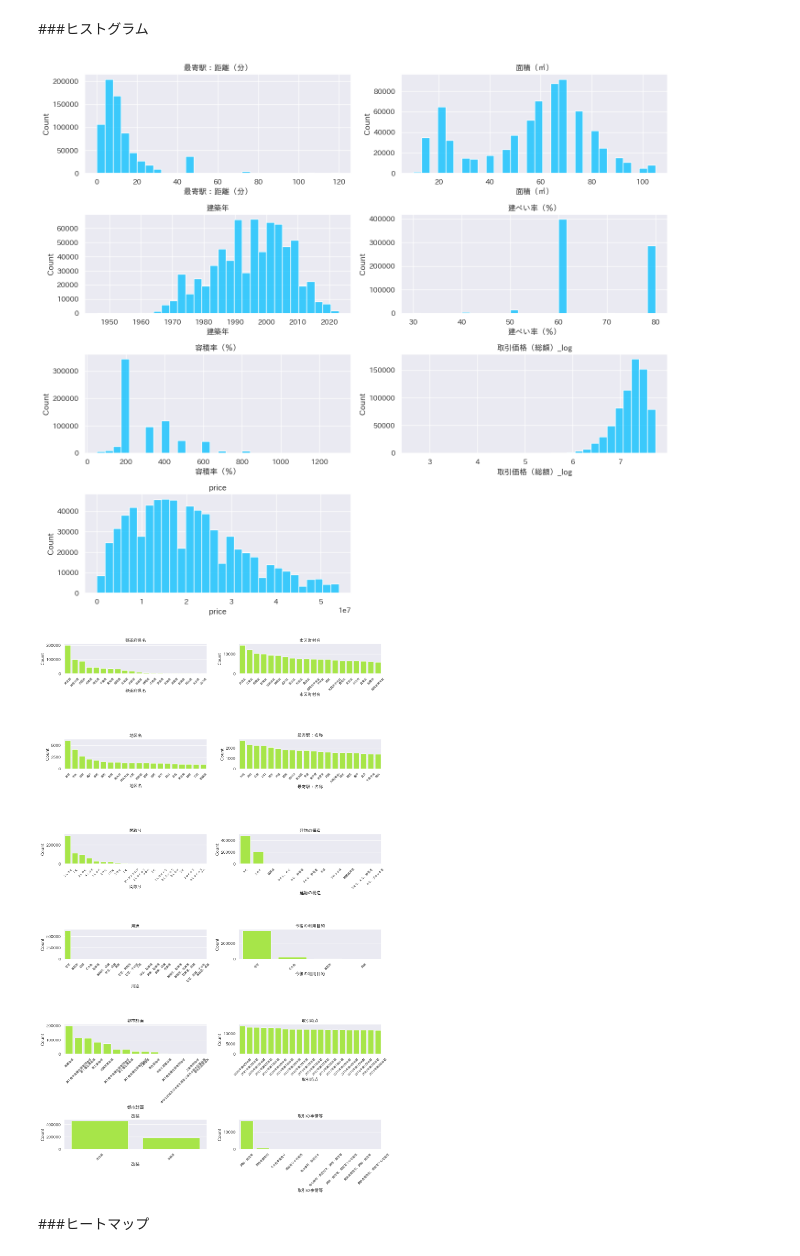
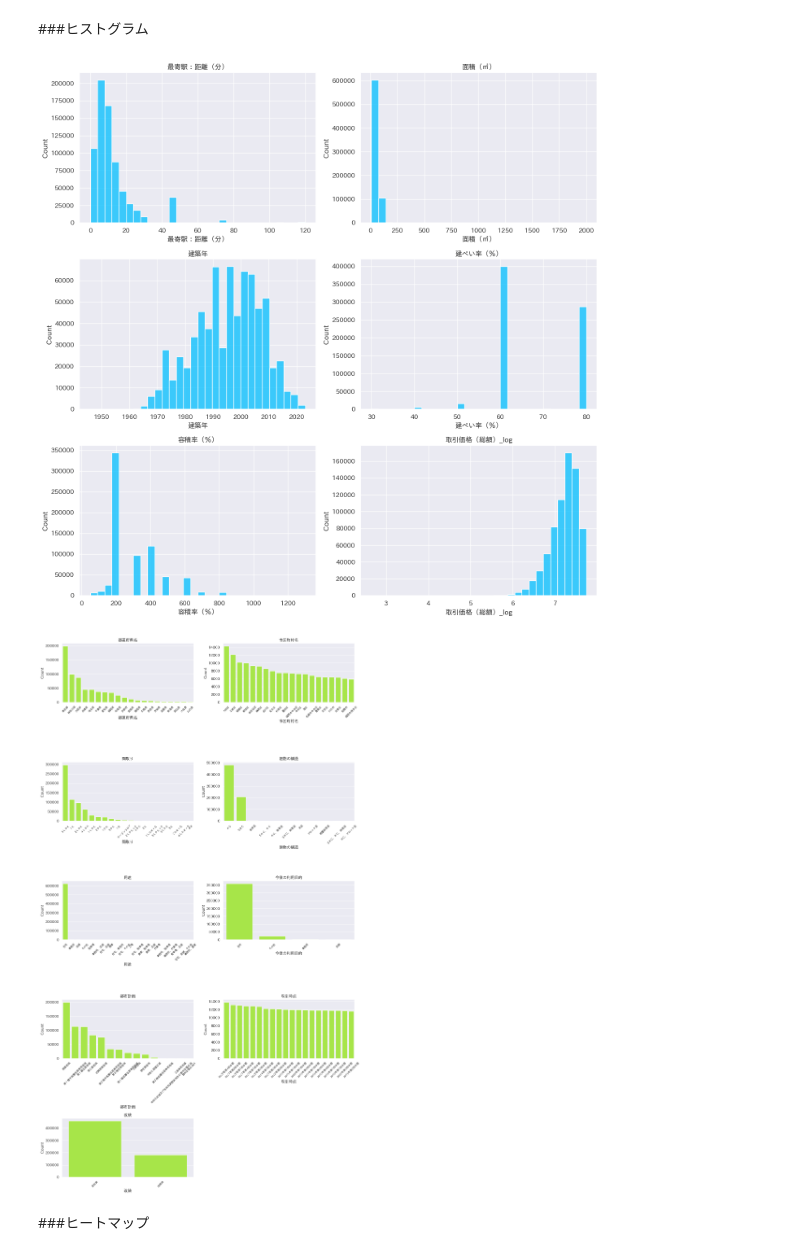
Before and after one commit to Tomokki/private_Python-.gitkeep, a Jupyter notebook: Kishika_コンペ流れ内容確認②.ipynb, the cells around one changed output. Cells and saved outputs as stored; diff of their text form; code cells hidden in the pictures.

```diff
--- a/Kishika_コンペ流れ内容確認②.ipynb
+++ b/Kishika_コンペ流れ内容確認②.ipynb
@@ -247,8 +249,10 @@ rm_cols = []
 # %%
 df = pd.concat([train_df, test_df])
 
+df = pd.concat([train_df, test_df])
+
 rm_cols += ['市区町村コード']
-for i,v in df.nunique().iteritems():
+for i, v in df.nunique().items():
     if v <= 1:
         rm_cols.append(i)
 
@@ -621,0 +619,4 @@ dtype: int64
+# %%
+new_data3 = new_data2.drop(["取引の事情等","最寄駅：名称","地区名","price"], axis=1)
+# 取引の事情等","最寄駅：名称","地区名をドロップ
+new_data3.head()
@@ -622,13 +630,13 @@ dtype: int64
 # %% [markdown]
 ####数字と文字列の確認
 # %%
-quantitative = [f for f in new_data.columns if new_data2.dtypes[f] != 'object']
+quantitative = [f for f in new_data3.columns if new_data3.dtypes[f] != 'object']
 quantitative.remove('ID')
 
 print("数字")
 print(quantitative)
 
-qualitative = [f for f in new_data.columns if new_data2.dtypes[f] == 'object']
+qualitative = [f for f in new_data3.columns if new_data3.dtypes[f] == 'object']
 
 print(" 文字列型 ")
 print(qualitative)
@@ -646,27 +719,27 @@ print(qualitative)
 # %%
 from tqdm import tqdm
 plt.figure(figsize=(14,18))
 
 for i,col in enumerate(tqdm(quantitative)):
     plt.subplot(int(len(qualitative)/2), 2, i+1)
-    g = sns.histplot(new_data2[col], kde=False, bins=30, color='deepskyblue')
+    g = sns.histplot(new_data3[col], kde=False, bins=30, color='deepskyblue')
     g.set_title( col )
 
 plt.tight_layout()
 plt.show()
 # %% [output]
-[figure, old version]
+[figure, new version]
 # %%
 plt.figure(figsize=(14,24))
 
 for i,col in enumerate(tqdm(qualitative)):
 
-    types = new_data2[col].value_counts()[:20]
+    types = new_data3[col].value_counts()[:20]
     types.index = [x for x in types.index]
 
     plt.subplot(int(len(qualitative)/2)+1, 2, i+1)
     g = sns.countplot(x=col,
-                        data=new_data2,
+                        data=new_data3,
                         color='greenyellow', order =types.index.values)
     g.set_title( col )
     g.set_ylabel("Count")
@@ -675,7 +748,7 @@ for i,col in enumerate(tqdm(qualitative)):
 plt.tight_layout()
 plt.show()
 # %% [output]
-[figure, old version]
+[figure, new version]
 # %% [markdown]
 ###ヒートマップ
 # %%
```
Also changed, not shown: parts of 59 cells of this notebook.
